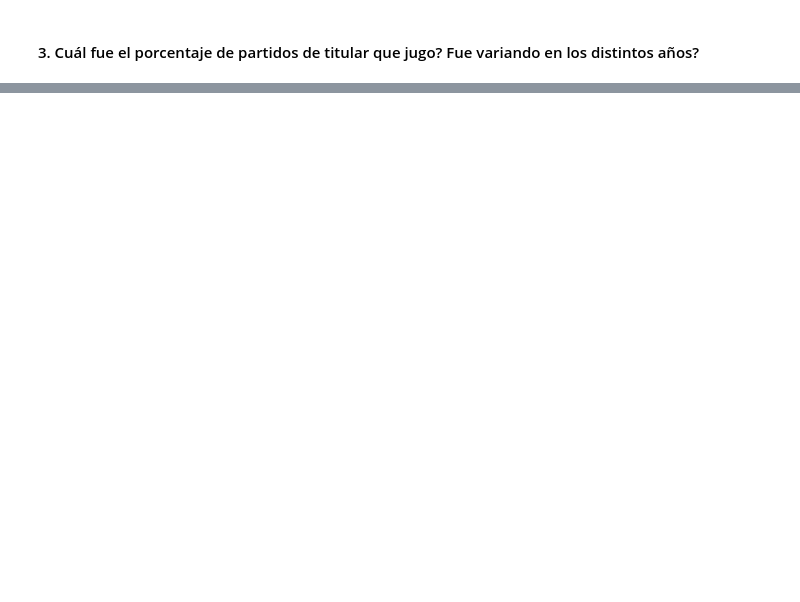
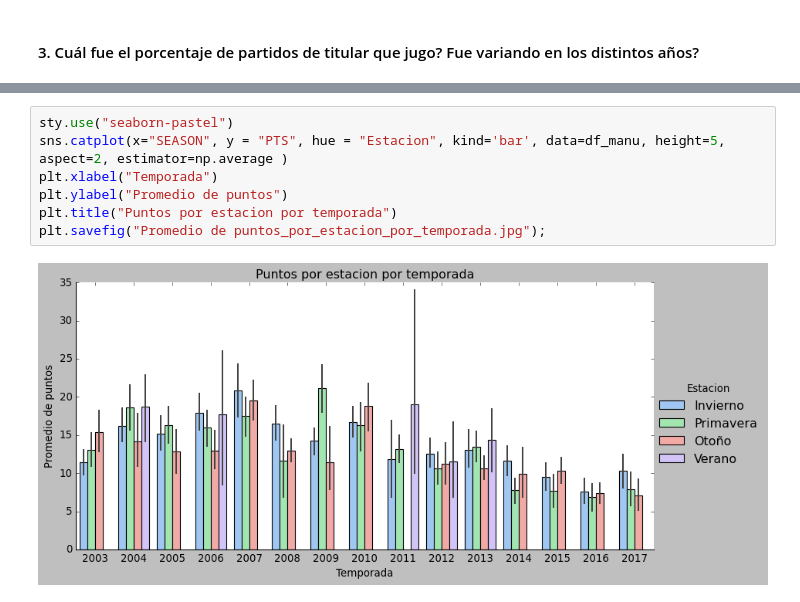
Before and after one commit to Tinchoalison/Analisis-Manu-Ginobili, a Jupyter notebook: Proyecto.ipynb, the cells around one changed output, grey strips where cells are left out. Saved outputs shown, nothing was run; the diff lists cells and outputs as text; blank space fills up the shorter version.

```diff
--- a/Proyecto.ipynb
+++ b/Proyecto.ipynb
@@ -1161,0 +1171,9 @@ Links
+# %%
+sty.use("seaborn-pastel")
+sns.catplot(x="SEASON", y = "PTS", hue = "Estacion", kind='bar', data=df_manu, height=5, aspect=2, estimator=np.average )
+plt.xlabel("Temporada")
+plt.ylabel("Promedio de puntos")
+plt.title("Puntos por estacion por temporada")
+plt.savefig("Promedio de puntos_por_estacion_por_temporada.jpg");
+# %% [output]
+[figure, added]
```
Also changed, not shown: parts of 68 cells of this notebook, 2 other files.
